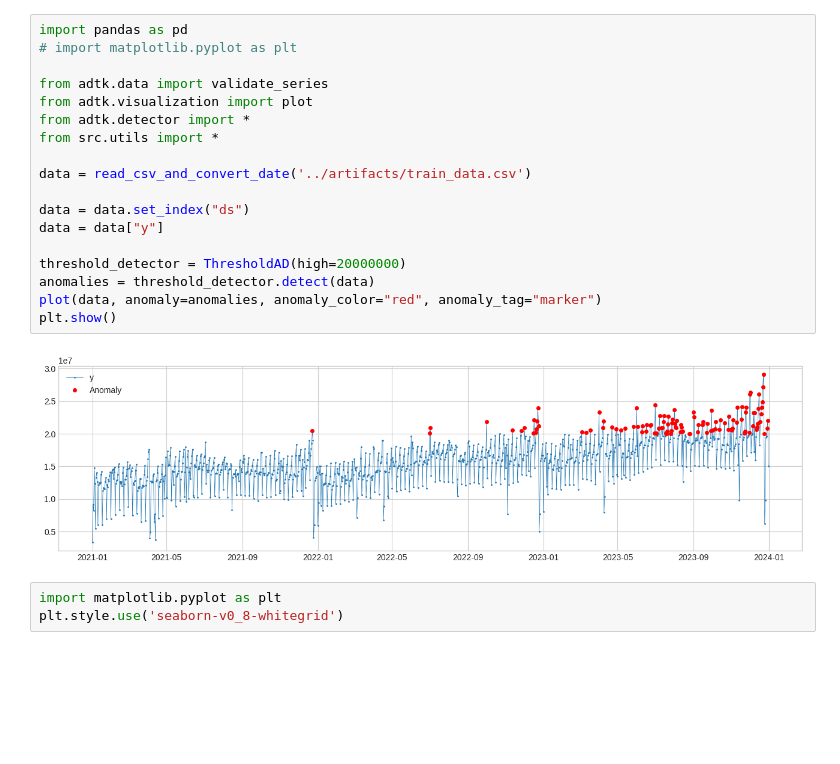
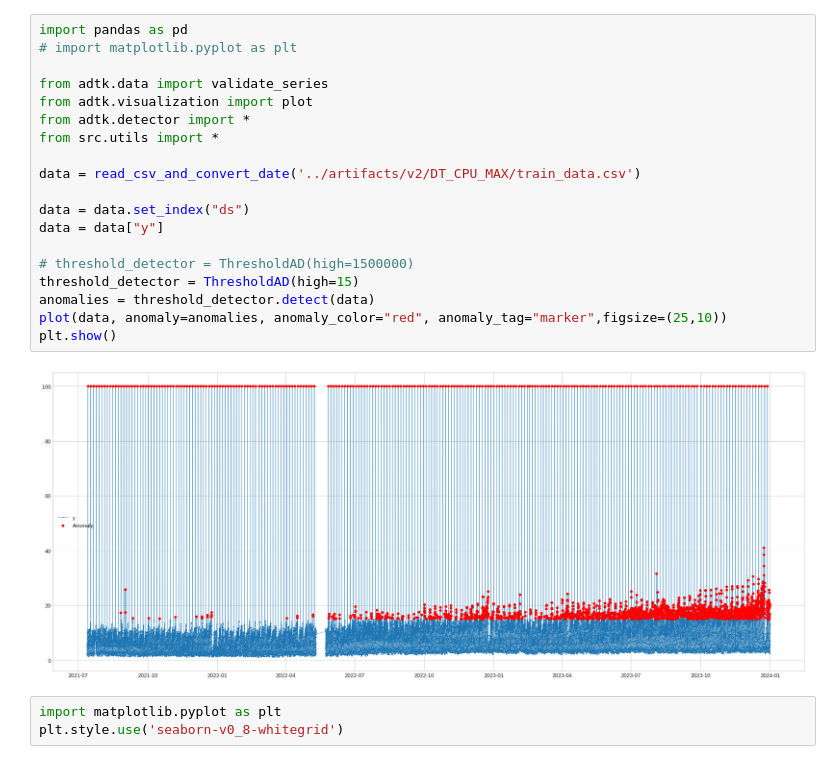
Before and after one commit to ElshanCh/Performance_Prediction, a Jupyter notebook: notebooks/testing_new_functions.ipynb, the cells around one changed output. Cells and saved outputs as stored; diff of their text form; blank space fills up the shorter version.

```diff
--- a/notebooks/testing_new_functions.ipynb
+++ b/notebooks/testing_new_functions.ipynb
@@ -1,23 +1,24 @@
 # %%
 import pandas as pd
 # import matplotlib.pyplot as plt
 
 from adtk.data import validate_series
 from adtk.visualization import plot
 from adtk.detector import *
 from src.utils import *
 
-data = read_csv_and_convert_date('../artifacts/train_data.csv')
+data = read_csv_and_convert_date('../artifacts/v2/DT_CPU_MAX/train_data.csv')
 
 data = data.set_index("ds")
 data = data["y"]
 
-threshold_detector = ThresholdAD(high=20000000)
+# threshold_detector = ThresholdAD(high=1500000)
+threshold_detector = ThresholdAD(high=15)
 anomalies = threshold_detector.detect(data)
-plot(data, anomaly=anomalies, anomaly_color="red", anomaly_tag="marker")
+plot(data, anomaly=anomalies, anomaly_color="red", anomaly_tag="marker",figsize=(25,10))
 plt.show()
 # %% [output]
-[figure, old version]
+[figure, new version]
 # %%
 import matplotlib.pyplot as plt
 plt.style.use('seaborn-v0_8-whitegrid')
```
Also changed, not shown: 16 other files.
